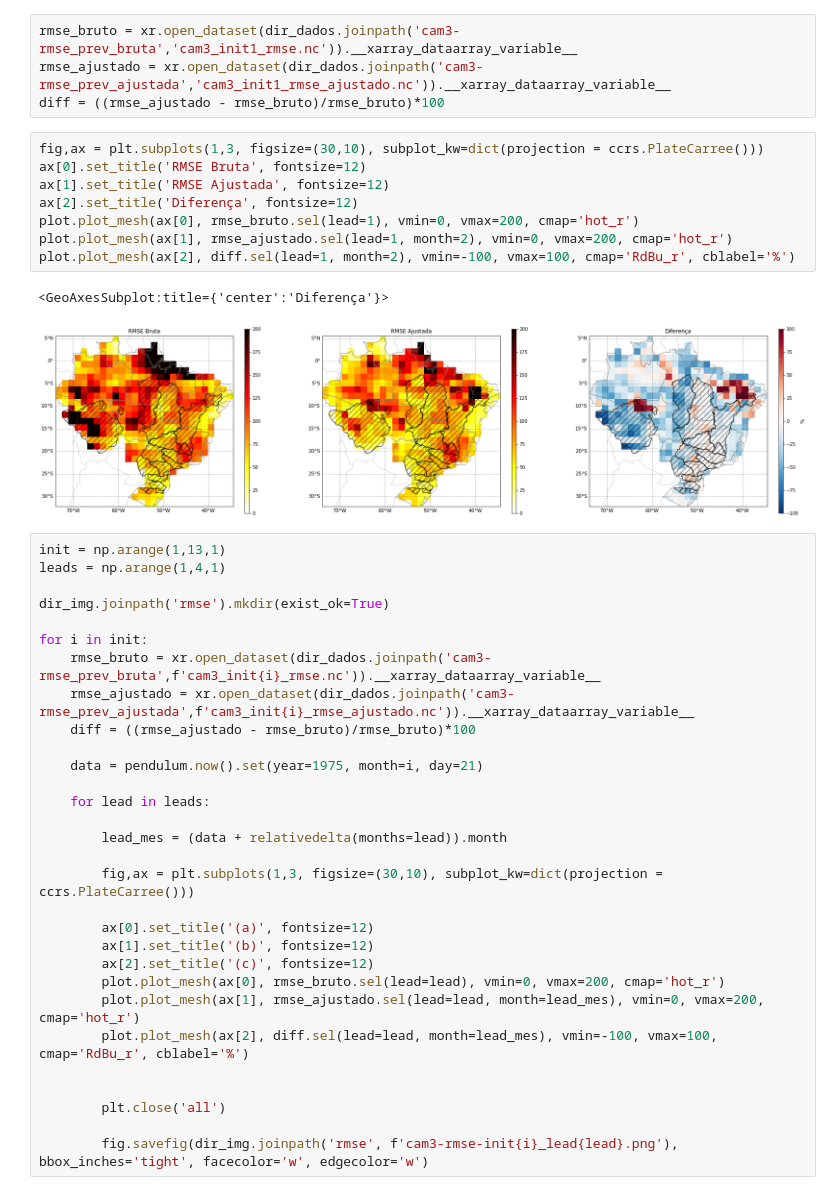
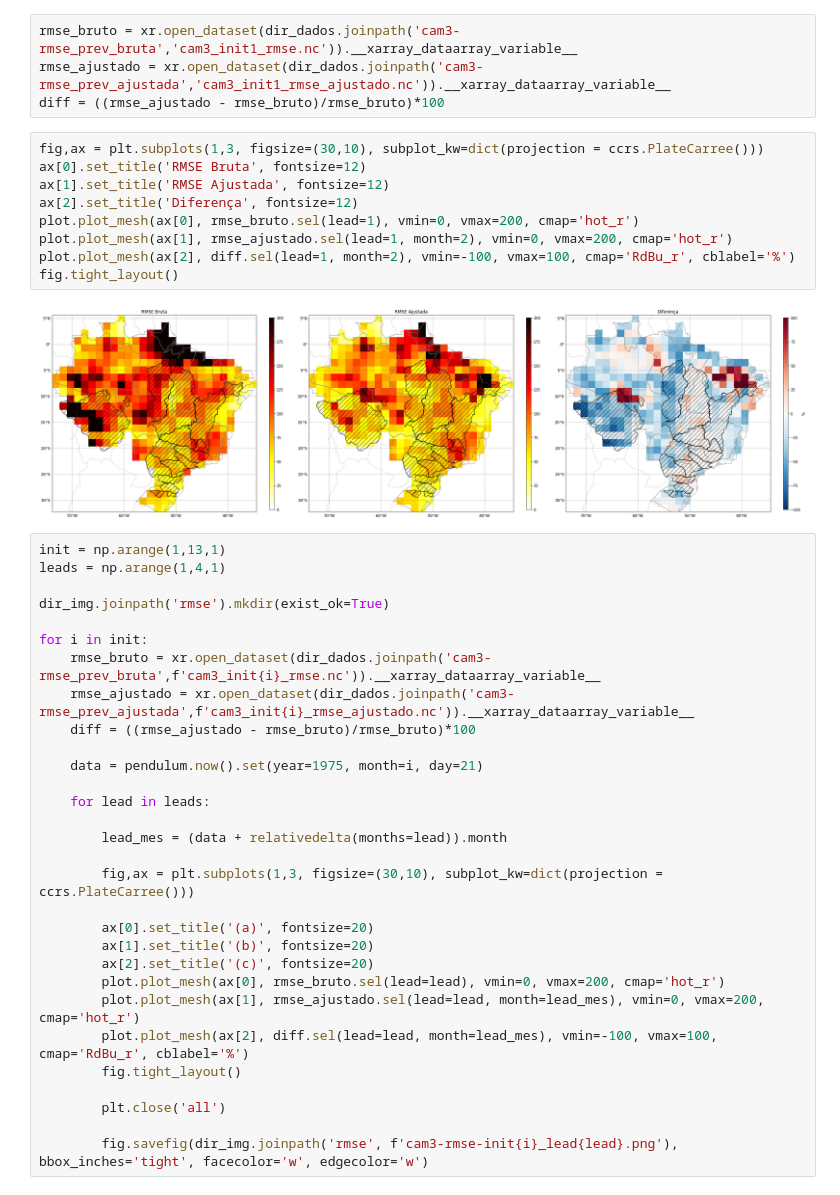
Before and after one commit to viictor-m/TCC, a Jupyter notebook: cam3-rmse_plot.ipynb, the cells around one changed output. Cells and saved outputs as stored; diff of their text form.

```diff
--- a/cam3-rmse_plot.ipynb
+++ b/cam3-rmse_plot.ipynb
@@ -18,14 +18,14 @@ diff = ((rmse_ajustado - rmse_bruto)/rmse_bruto)*100
 # %%
 fig,ax = plt.subplots(1,3, figsize=(30,10), subplot_kw=dict(projection = ccrs.PlateCarree()))
 ax[0].set_title('RMSE Bruta', fontsize=12)
 ax[1].set_title('RMSE Ajustada', fontsize=12)
 ax[2].set_title('Diferença', fontsize=12)
 plot.plot_mesh(ax[0], rmse_bruto.sel(lead=1), vmin=0, vmax=200, cmap='hot_r')
 plot.plot_mesh(ax[1], rmse_ajustado.sel(lead=1, month=2), vmin=0, vmax=200, cmap='hot_r')
 plot.plot_mesh(ax[2], diff.sel(lead=1, month=2), vmin=-100, vmax=100, cmap='RdBu_r', cblabel='%')
+fig.tight_layout()
 # %% [output]
-<GeoAxesSubplot:title={'center':'Diferença'}>
-[figure, old version]
+[figure, new version]
 # %%
 init = np.arange(1,13,1)
 leads = np.arange(1,4,1)
@@ -45,13 +45,13 @@ for i in init:
 
         fig,ax = plt.subplots(1,3, figsize=(30,10), subplot_kw=dict(projection = ccrs.PlateCarree()))
 
-        ax[0].set_title('(a)', fontsize=12)
-        ax[1].set_title('(b)', fontsize=12)
-        ax[2].set_title('(c)', fontsize=12)
+        ax[0].set_title('(a)', fontsize=20)
+        ax[1].set_title('(b)', fontsize=20)
+        ax[2].set_title('(c)', fontsize=20)
         plot.plot_mesh(ax[0], rmse_bruto.sel(lead=lead), vmin=0, vmax=200, cmap='hot_r')
         plot.plot_mesh(ax[1], rmse_ajustado.sel(lead=lead, month=lead_mes), vmin=0, vmax=200, cmap='hot_r')
         plot.plot_mesh(ax[2], diff.sel(lead=lead, month=lead_mes), vmin=-100, vmax=100, cmap='RdBu_r', cblabel='%')
-
+        fig.tight_layout()
 
         plt.close('all')
 
```
Also changed, not shown: 1 other file.
